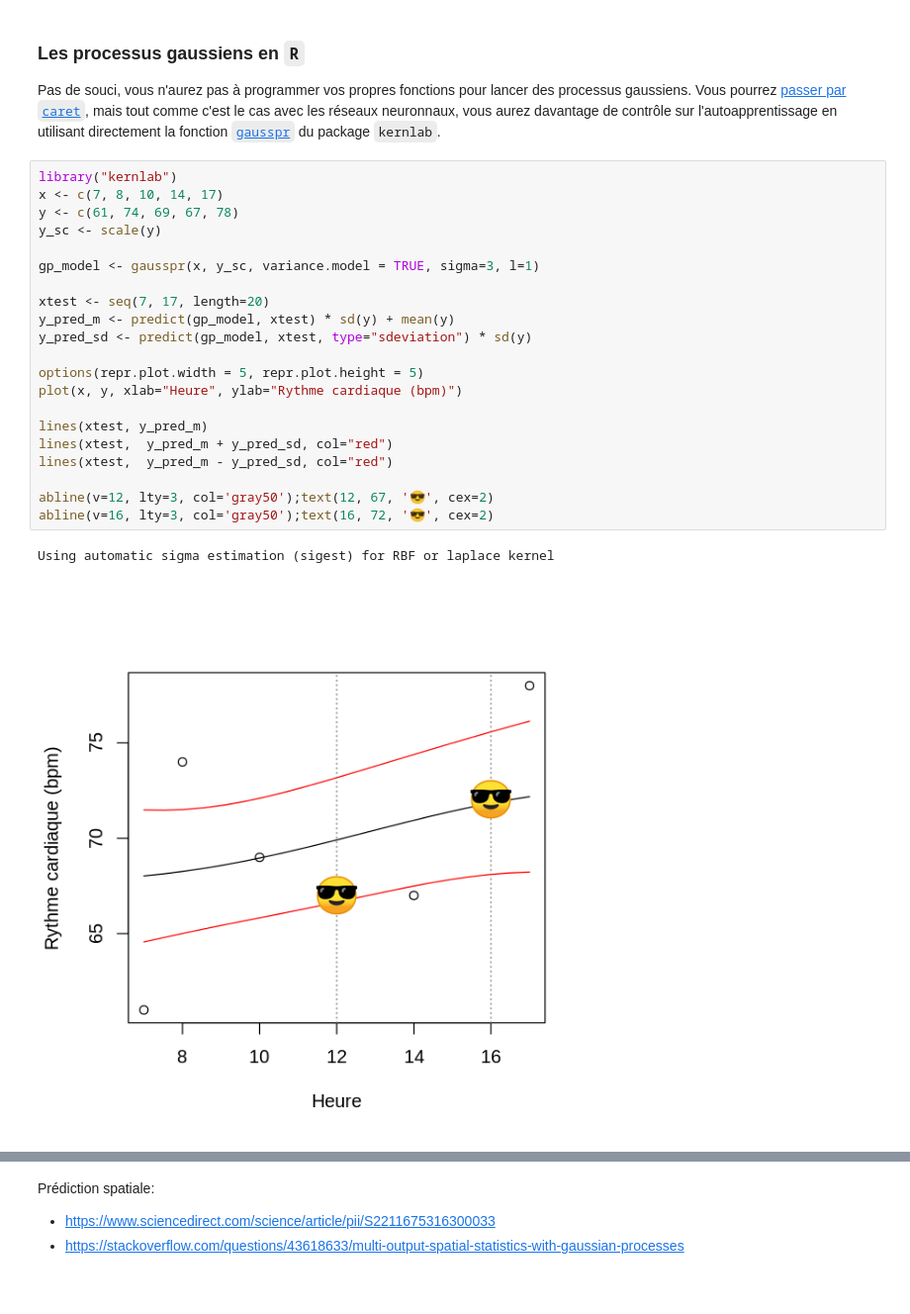
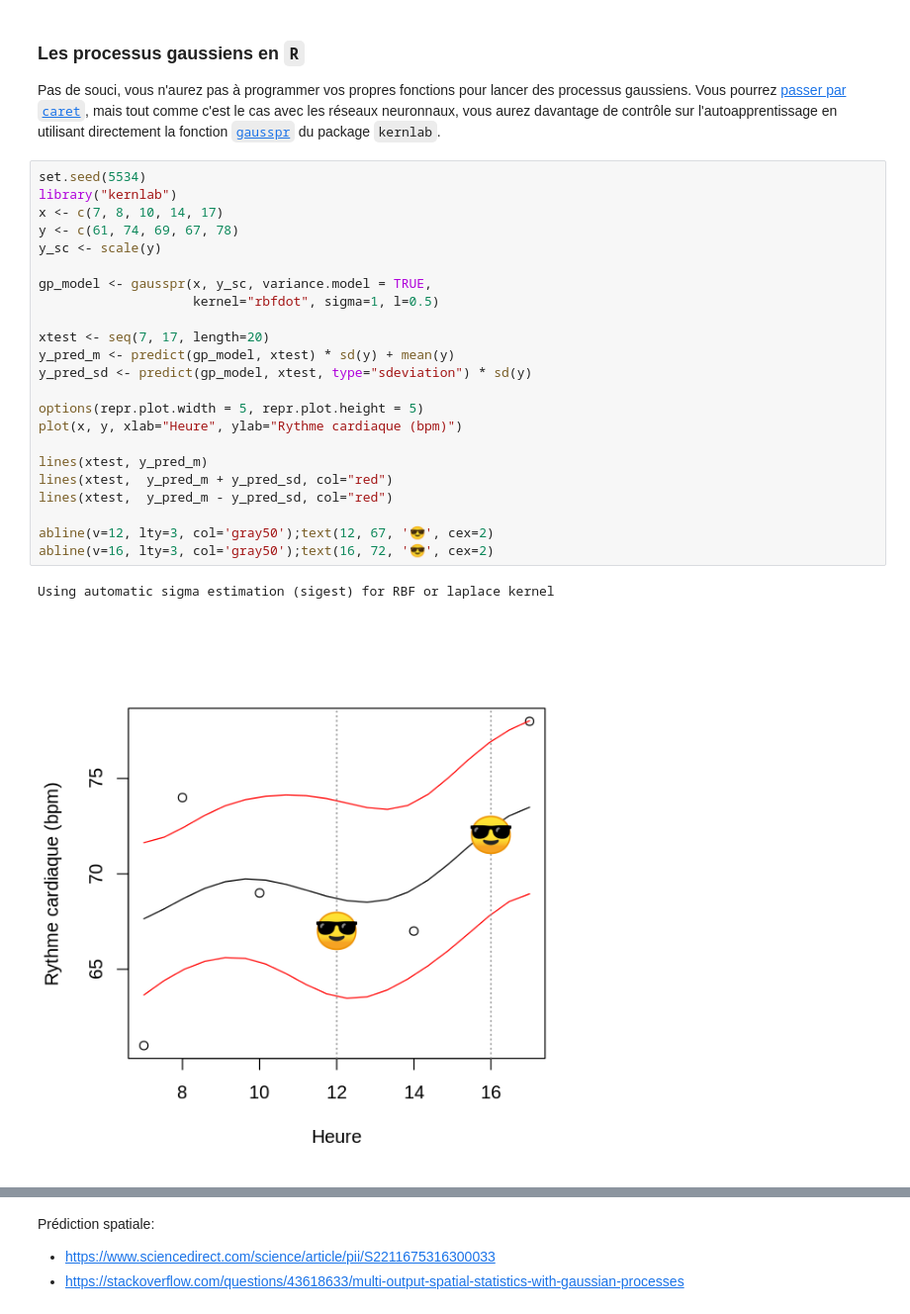
Before and after one commit to essicolo/ecologie-mathematique-R, a Jupyter notebook: 11_apprentissage-automatique/11_apprentissage_automatique.ipynb, the cells around one changed output, grey strips where cells are left out. Shown at 99% size. Drawn from its saved outputs; the diff is of its cells as text.

```diff
--- a/11_apprentissage-automatique/11_apprentissage_automatique.ipynb
+++ b/11_apprentissage-automatique/11_apprentissage_automatique.ipynb
@@ -518,26 +548,28 @@ Finalement, les processus gaussiens peuvent être extrapolés à plusieurs varia
 
 Pas de souci, vous n'aurez pas à programmer vos propres fonctions pour lancer des processus gaussiens. Vous pourrez [passer par `caret`](https://topepo.github.io/caret/train-models-by-tag.html#gaussian-process), mais tout comme c'est le cas avec les réseaux neuronnaux, vous aurez davantage de contrôle sur l'autoapprentissage en utilisant directement la fonction [`gausspr`](https://rdrr.io/cran/kernlab/man/gausspr.html) du package `kernlab`.
 # %%
+set.seed(5534)
 library("kernlab")
 x <- c(7, 8, 10, 14, 17)
 y <- c(61, 74, 69, 67, 78)
 y_sc <- scale(y)
 
-gp_model <- gausspr(x, y_sc, variance.model = TRUE, sigma=3, l=1)
+gp_model <- gausspr(x, y_sc, variance.model = TRUE,
+                    kernel="rbfdot", sigma=1, l=0.5)
 
 xtest <- seq(7, 17, length=20)
 y_pred_m <- predict(gp_model, xtest) * sd(y) + mean(y)
 y_pred_sd <- predict(gp_model, xtest, type="sdeviation") * sd(y)
 
 options(repr.plot.width = 5, repr.plot.height = 5)
 plot(x, y, xlab="Heure", ylab="Rythme cardiaque (bpm)")
 
 lines(xtest, y_pred_m)
 lines(xtest,  y_pred_m + y_pred_sd, col="red")
 lines(xtest,  y_pred_m - y_pred_sd, col="red")
 
 abline(v=12, lty=3, col='gray50');text(12, 67, '😎', cex=2)
 abline(v=16, lty=3, col='gray50');text(16, 72, '😎', cex=2)
 # %% [output]
 Using automatic sigma estimation (sigest) for RBF or laplace kernel
-[figure, old version]
+[figure, new version]
```
Also changed, not shown: parts of 24 cells of this notebook.
